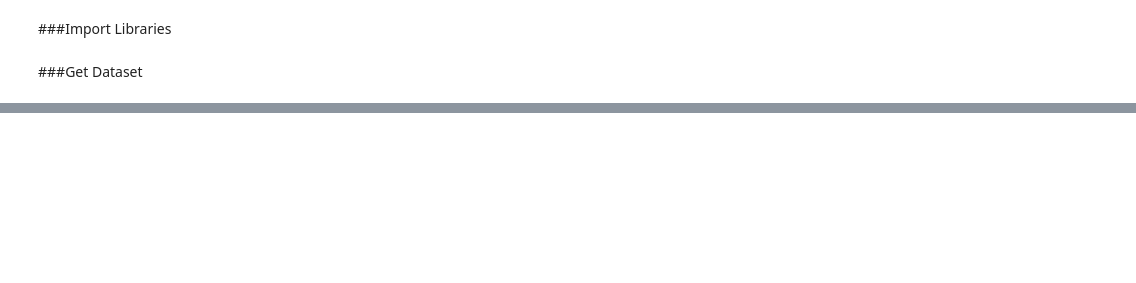
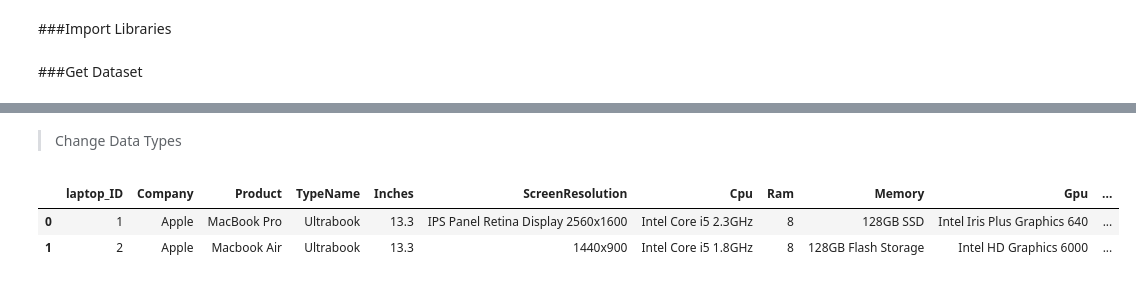
Before and after one commit to PasindiWeerathunge/Laptop_Price_Prediction, a Jupyter notebook: Laptop_Price_Prediction.ipynb, the cells around one changed output, grey strips where cells are left out. Drawn from its saved outputs; the diff is of its cells as text; code cells hidden in the pictures; blank space fills up the shorter version.

```diff
--- a/Laptop_Price_Prediction.ipynb
+++ b/Laptop_Price_Prediction.ipynb
@@ -22,0 +73,13 @@ data = pd.read_csv('/content/laptop-price/laptop_price.csv', encoding='latin-1')
+# %% [markdown]
+> Change Data Types
+# %%
+# Column(Ram) -> Object to Int(32)
+data['Ram'] = data['Ram'].str.replace('GB','').astype('int32')
+# Column(Weight) -> Object to Float(32)
+data['Weight'] = data['Weight'].str.replace('kg','').astype('float32')
+# %%
+data.head(2)
+# %% [output]
+|  | laptop_ID | Company | Product | TypeName | Inches | ScreenResolution | Cpu | Ram | Memory | Gpu | ... |
+| 0 | 1 | Apple | MacBook Pro | Ultrabook | 13.3 | IPS Panel Retina Display 2560x1600 | Intel Core i5 2.3GHz | 8 | 128GB SSD | Intel Iris Plus Graphics 640 | ... |
+| 1 | 2 | Apple | Macbook Air | Ultrabook | 13.3 | 1440x900 | Intel Core i5 1.8GHz | 8 | 128GB Flash Storage | Intel HD Graphics 6000 | ... |
```
Also changed, not shown: parts of 39 cells of this notebook.
